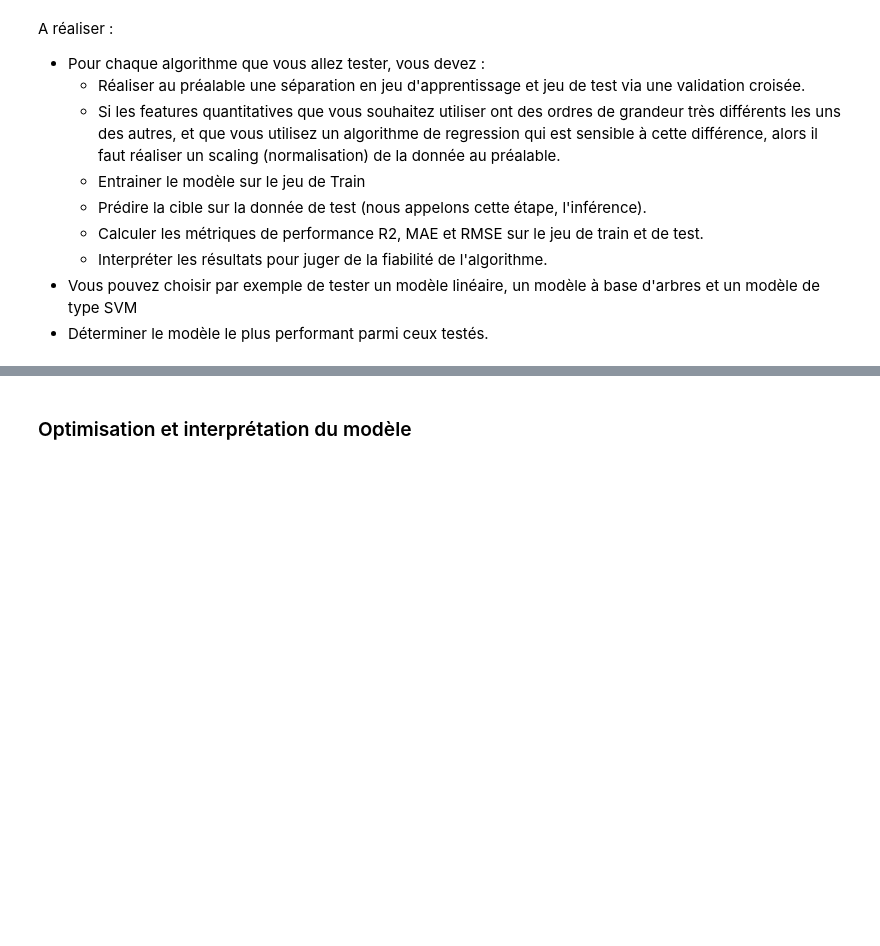
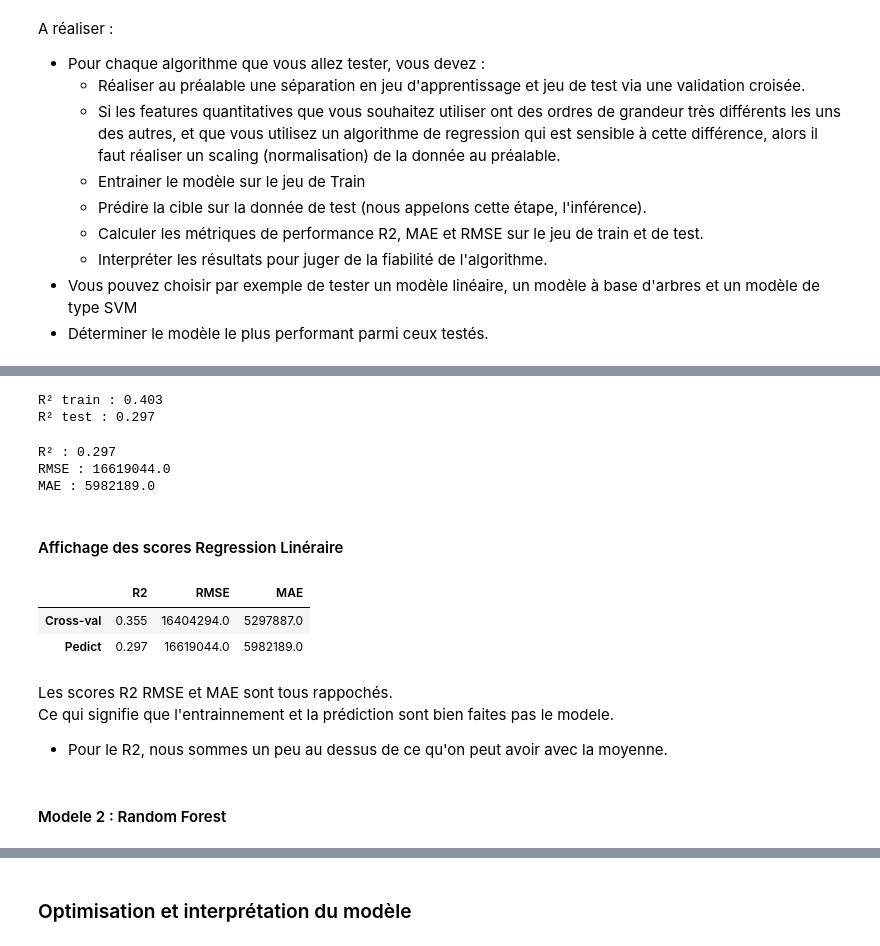
Before and after one commit to DavidRichomme/OC_P3_Anticipez_les_besoins_en_consommation_de_batiments, a Jupyter notebook: P3_modelisation_ML_supervisee.ipynb, the cells around one changed output, grey strips where cells are left out. Saved outputs shown, nothing was run; the diff lists cells and outputs as text; code cells hidden in the pictures; blank space fills up the shorter version.

Commit message:
Dernier modele a faire + pptx

```diff
--- a/P3_modelisation_ML_supervisee.ipynb
+++ b/P3_modelisation_ML_supervisee.ipynb
@@ -172,3 +212,13 @@ scaler = MinMaxScaler()
 # %%
+colonnes_a_normaliser = ['NumberofBuildings', 'NumberofFloors',
+                         'PropertyGFATotal', 'PropertyGFAParking',
+                         'PropertyGFABuilding(s)', 'SiteEUI(kBtu/sf)',
+                         'SteamUse(kBtu)', 'Electricity(kBtu)', 'NaturalGas(kBtu)',
+                         'TotalGHGEmissions', 'FE2_year_in_activity', 'FE3_floor_area']
+
+
+# Création d'on objet de la classe MinMaxScaler
+scaler = MinMaxScaler()
+
 X_train[colonnes_a_normaliser] = scaler.fit_transform(X_train[colonnes_a_normaliser])
-X_test[colonnes_a_normaliser] = scaler.fit_transform(X_test[colonnes_a_normaliser])
+X_test[colonnes_a_normaliser] = scaler.transform(X_test[colonnes_a_normaliser])
@@ -190,0 +241,8 @@ X_train
+# %%
+# Les colonnes fuite concernent les colonnes avec une relation forte avec la cible
+# Il faut les enlever pour eviter le surapprentissage
+colonnes_fuite = ['TotalGHGEmissions', 'NaturalGas(kBtu)', 'SteamUse(kBtu)',
+                  'Electricity(kBtu)', 'SiteEUI(kBtu/sf)']
+
+X_train = X_train.drop(columns=colonnes_fuite)
+X_test = X_test.drop(columns=colonnes_fuite)
@@ -205,0 +325,42 @@ A réaliser :
+# %%
+modele_lineraire.fit(X_train, y_train)
+
+print("R² train :", round(modele_lineraire.score(X_train, y_train), 3))
+print("R² test :", round(modele_lineraire.score(X_test, y_test), 3))
+# %% [output]
+R² train : 0.403
+R² test : 0.297
+# %%
+y_pred = modele_lineraire.predict(X_test)
+
+R2_RegLin_pred = round(r2_score(y_test, y_pred), 3)
+RMSE_RegLin_pred = round(root_mean_squared_error(y_test, y_pred), 0)
+MAE_RegLin_pred = round(mean_absolute_error(y_test, y_pred), 0)
+
+print("R² :", R2_RegLin_pred)
+print("RMSE :", RMSE_RegLin_pred)
+print("MAE :", MAE_RegLin_pred)
+# %% [output]
+R² : 0.297
+RMSE : 16619044.0
+MAE : 5982189.0
+# %% [markdown]
+#### Affichage des scores Regression Linéraire
+# %%
+df_scores_RL = pd.DataFrame({
+    "R2": [R2_RegLin_CrossVal, R2_RegLin_pred],
+    "RMSE": [RMSE_RegLin_CrossVal, RMSE_RegLin_pred],
+    "MAE": [MAE_RegLin_CrossVal, MAE_RegLin_pred],
+}, index=["Cross-val", "Pedict"])
+
+df_scores_RL
+# %% [output]
+|  | R2 | RMSE | MAE |
+| Cross-val | 0.355 | 16404294.0 | 5297887.0 |
+| Pedict | 0.297 | 16619044.0 | 5982189.0 |
+# %% [markdown]
+Les scores R2 RMSE et MAE sont tous rappochés.
+Ce qui signifie que l'entrainnement et la prédiction sont bien faites pas le modele.
+* Pour le R2, nous sommes un peu au dessus de ce qu'on peut avoir avec la moyenne.
+# %% [markdown]
+#### Modele 2 : Random Forest
```
Also changed, not shown: parts of 25 cells of this notebook, 3 other files.
